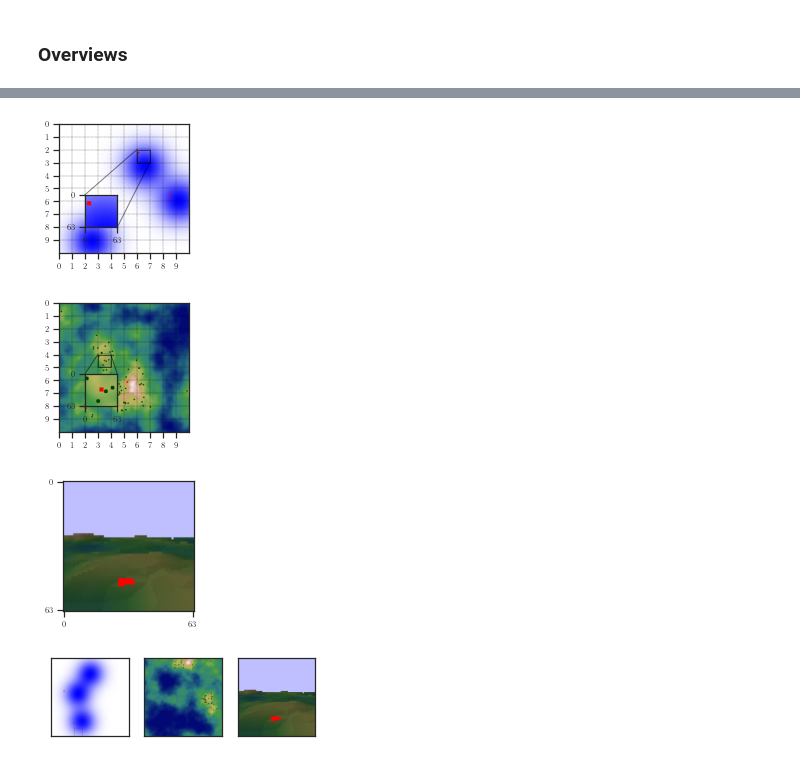
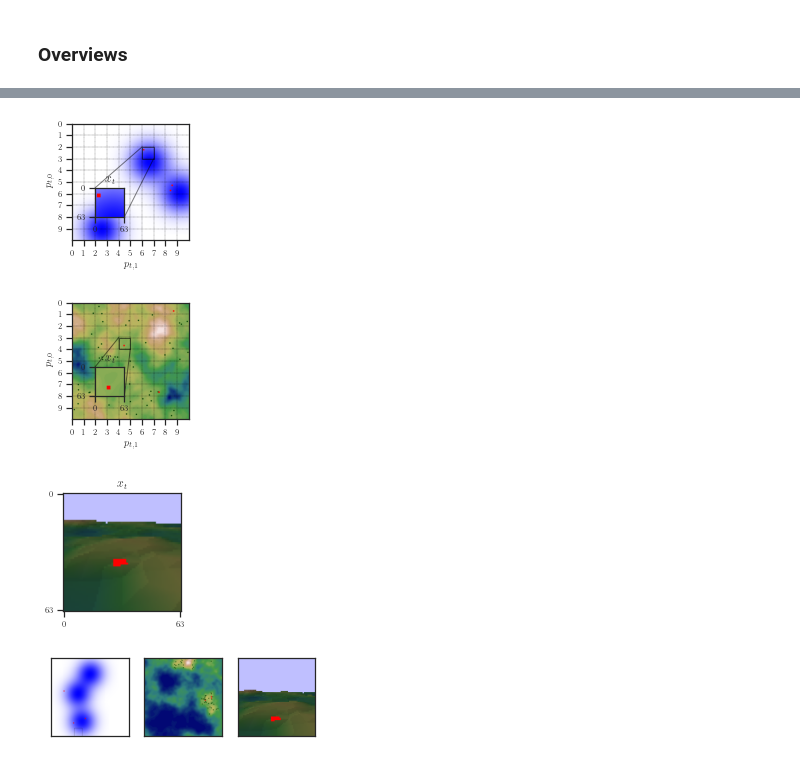
Before and after one commit to fumlig/visualsearch, a Jupyter notebook: plot.ipynb, the cells around one changed output, grey strips where cells are left out. Saved outputs shown, nothing was run; the diff lists cells and outputs as text; code cells hidden in the pictures.

```diff
--- a/plot.ipynb
+++ b/plot.ipynb
@@ -112,13 +161,13 @@ plot_environment("Camera-v0", seed=0, layout=REPORT_LAYOUT, position=np.array([2
 # %%
 SLIDES_LAYOUT = [[0]]
 
-plot_environment("Gaussian-v0", seed=1, layout=SLIDES_LAYOUT, width=SLIDES_TEXTWIDTH_IN/2, position=np.array([2, 6])).savefig(figpath("gaussian", format="pdf"), dpi=300, bbox_inches='tight')
-plot_environment("Terrain-v0", seed=6, layout=SLIDES_LAYOUT, width=SLIDES_TEXTWIDTH_IN/2, position=np.array([4, 3])).savefig(figpath("terrain", format="pdf"), dpi=300, bbox_inches='tight')
-plot_environment("Camera-v0", seed=0, layout=SLIDES_LAYOUT, width=SLIDES_TEXTWIDTH_IN/2, position=np.array([1, 0])).savefig(figpath("camera", format="pdf"), dpi=300, bbox_inches='tight')
+plot_environment_mosaic("Gaussian-v0", seed=1, layout=SLIDES_LAYOUT, width=SLIDES_TEXTWIDTH_IN/2, position=np.array([2, 6])).savefig(figpath("gaussian", format="pdf"), dpi=300, bbox_inches='tight')
+plot_environment_mosaic("Terrain-v0", seed=20, layout=SLIDES_LAYOUT, width=SLIDES_TEXTWIDTH_IN/2, position=np.array([3, 4])).savefig(figpath("terrain", format="pdf"), dpi=300, bbox_inches='tight')
+plot_environment_mosaic("Camera-v0", seed=0, layout=SLIDES_LAYOUT, width=SLIDES_TEXTWIDTH_IN/2, position=np.array([2, 0]), plot_fn=plot_3d_environment).savefig(figpath("camera", format="pdf"), dpi=300, bbox_inches='tight')
 # %% [output]
-[figure, old version]
+[figure, new version]
-[figure, old version]
+[figure, new version]
-[figure, old version]
+[figure, new version]
 # %%
 import gym
 import gym_search
```
Also changed, not shown: parts of 3 cells of this notebook, 42 other files.
